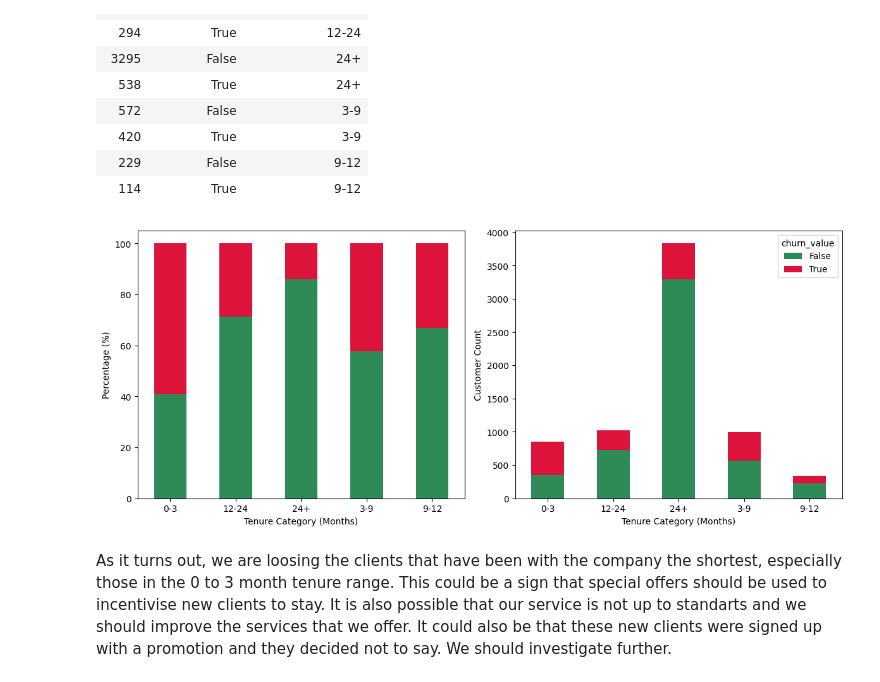
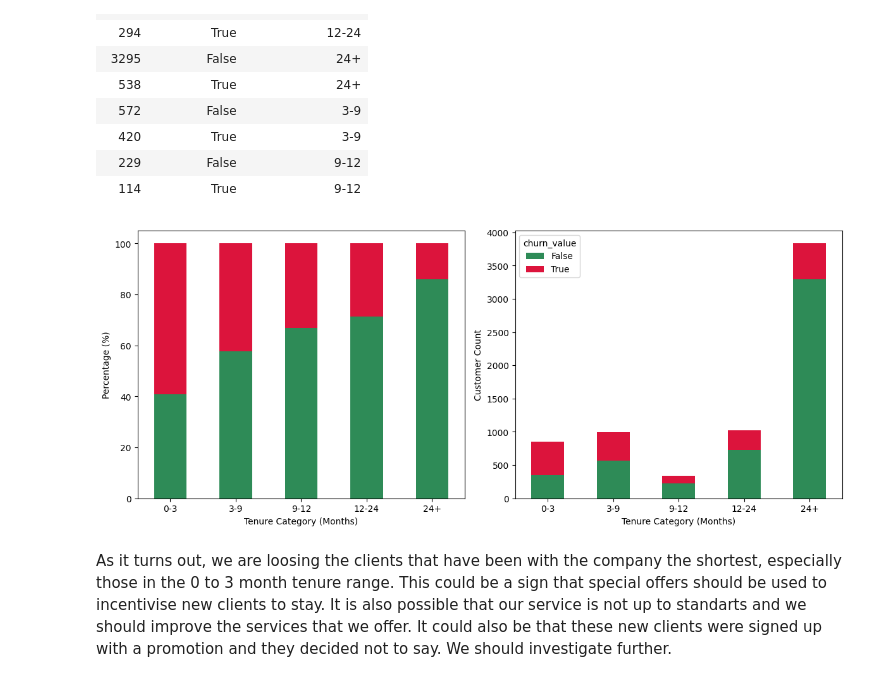
Before and after one commit to Mykolazaz/telco-churn-analysis, a Jupyter notebook: main.ipynb, the cells around one changed output. Drawn from its saved outputs; the diff is of its cells as text; code cells hidden in the pictures.

Commit message:
Reordered tenure categories in chart

```diff
--- a/main.ipynb
+++ b/main.ipynb
@@ -291,28 +291,34 @@ churn_tenure
 | 114 | True | 9-12 |
 # %%
 churn_tenure = pd.DataFrame(churn_tenure)
+
+tenure_order = ["0-3", "3-9", "9-12", "12-24", "24+"]
+
+churn_tenure["tenure_category"] = pd.Categorical(churn_tenure["tenure_category"], categories=tenure_order, ordered=True)
 
 fig, axes = plt.subplots(1, 2, figsize=(12, 5))
 
 ax1 = axes[0]
 pivot_df_pct = churn_tenure.pivot(index="tenure_category", columns="churn_value", values="count")
+pivot_df_pct = pivot_df_pct.reindex(tenure_order)
 pivot_df_pct = pivot_df_pct.div(pivot_df_pct.sum(axis=1), axis=0) * 100
 pivot_df_pct.plot(kind="bar", stacked=True, ax=ax1, color=["#2E8B57", "#DC143C"])
 ax1.set_xlabel("Tenure Category (Months)")
 ax1.set_ylabel("Percentage (%)")
 ax1.tick_params(axis="x", rotation=0)
 ax1.get_legend().remove()
 
 ax2 = axes[1]
 pivot_df = churn_tenure.pivot(index="tenure_category", columns="churn_value", values="count")
+pivot_df = pivot_df.reindex(tenure_order)
 pivot_df.plot(kind="bar", stacked=True, ax=ax2, color=["#2E8B57", "#DC143C"])
 ax2.set_xlabel("Tenure Category (Months)")
 ax2.set_ylabel("Customer Count")
 ax2.tick_params(axis="x", rotation=0)
 
 plt.tight_layout()
 plt.show()
 # %% [output]
-[figure, old version]
+[figure, new version]
 # %% [markdown]
 As it turns out, we are loosing the clients that have been with the company the shortest, especially those in the 0 to 3 month tenure range. This could be a sign that special offers should be used to incentivise new clients to stay. It is also possible that our service is not up to standarts and we should improve the services that we offer. It could also be that these new clients were signed up with a promotion and they decided not to say. We should investigate further.
```
Also changed, not shown: parts of 1 cell of this notebook.
